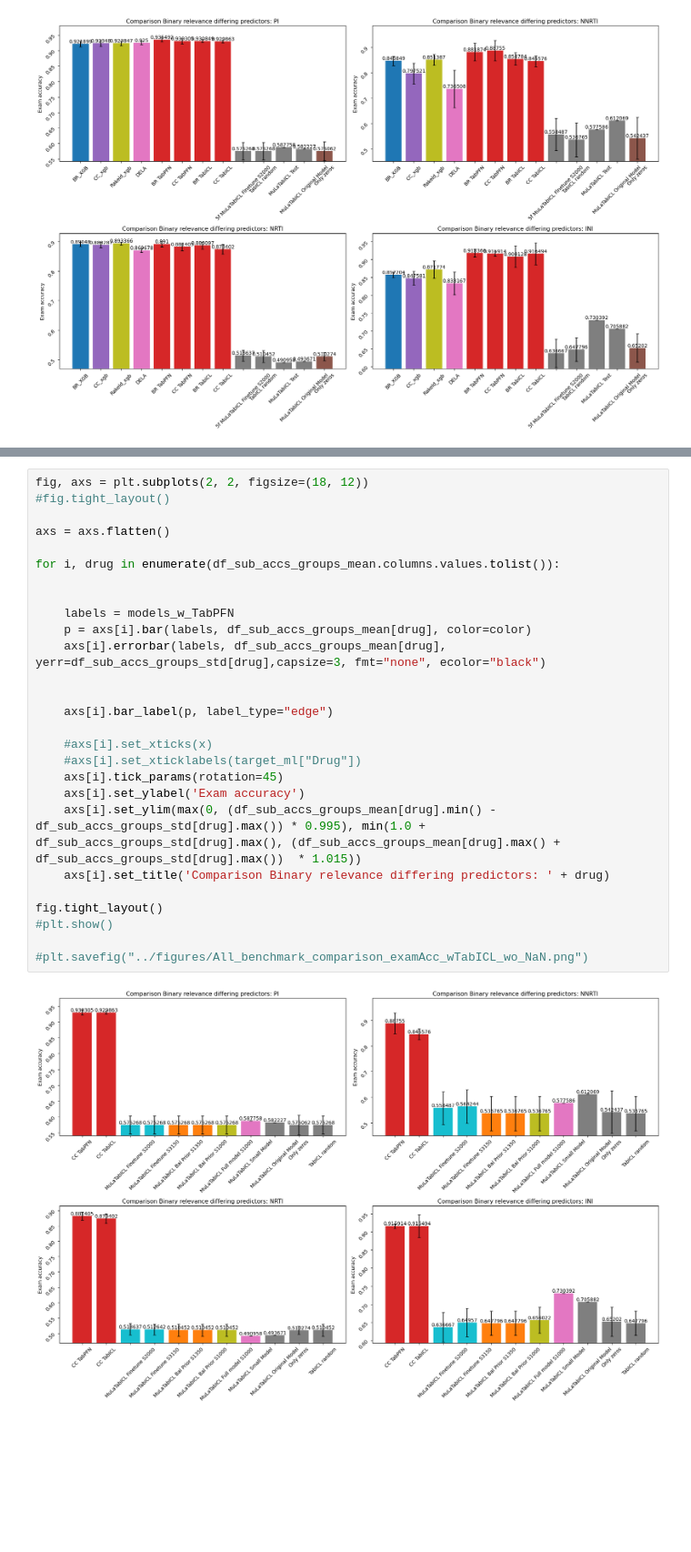
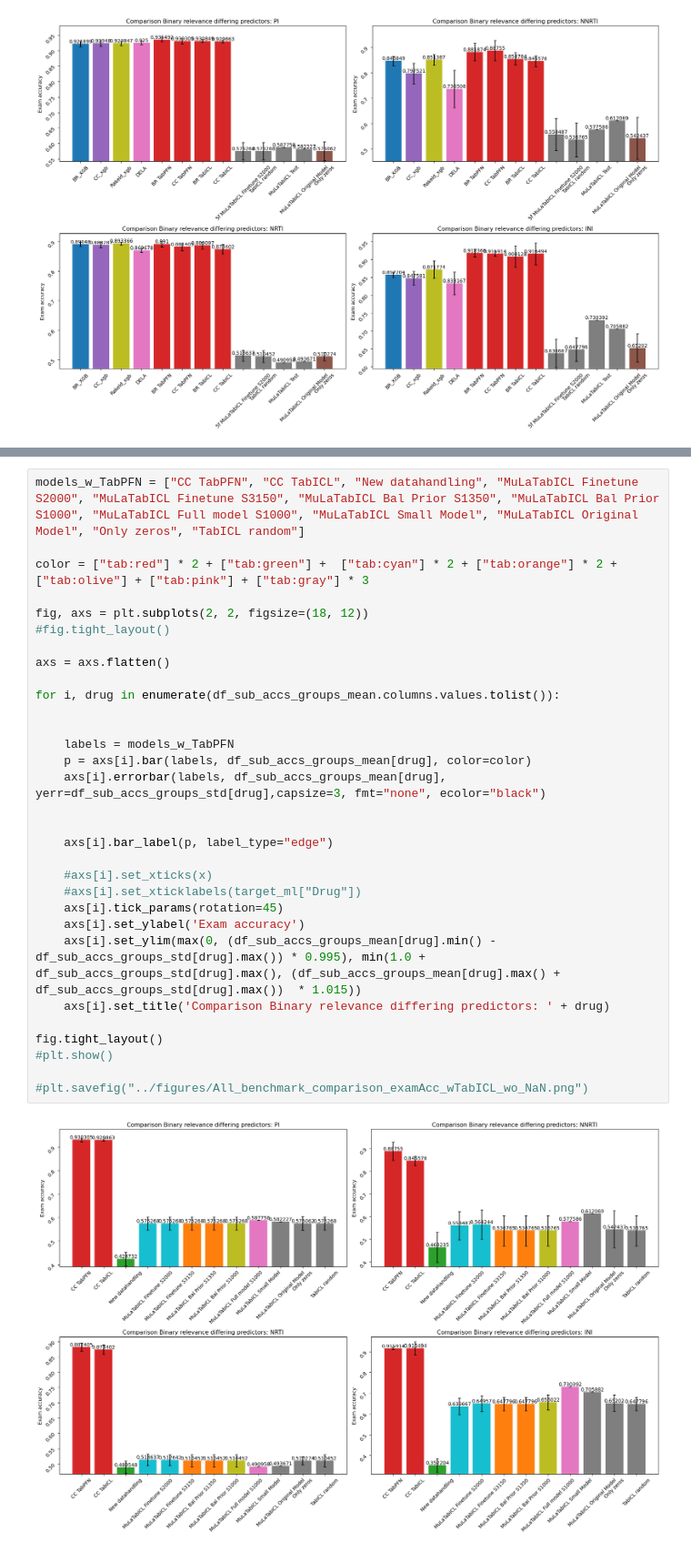
Before and after one commit to FloAvis/MultiLabel-PFN, a Jupyter notebook: statistics/MuLaTabICL_statistics.ipynb, the cells around one changed output, grey strips where cells are left out. Shown at 91% size. Drawn from its saved outputs; the diff is of its cells as text; blank space fills up the shorter version.

```diff
--- a/statistics/MuLaTabICL_statistics.ipynb
+++ b/statistics/MuLaTabICL_statistics.ipynb
@@ -300,30 +300,34 @@ ValueError: shape mismatch: objects cannot be broadcast to a single shape.  Mism
 [figure]
 # %%
+models_w_TabPFN = ["CC TabPFN", "CC TabICL", "New datahandling", "MuLaTabICL Finetune S2000", "MuLaTabICL Finetune S3150", "MuLaTabICL Bal Prior S1350", "MuLaTabICL Bal Prior S1000", "MuLaTabICL Full model S1000", "MuLaTabICL Small Model", "MuLaTabICL Original Model", "Only zeros", "TabICL random"]
+
+color = ["tab:red"] * 2 + ["tab:green"] +  ["tab:cyan"] * 2 + ["tab:orange"] * 2 + ["tab:olive"] + ["tab:pink"] + ["tab:gray"] * 3
+
 fig, axs = plt.subplots(2, 2, figsize=(18, 12))
 #fig.tight_layout()
 
 axs = axs.flatten()
 
 for i, drug in enumerate(df_sub_accs_groups_mean.columns.values.tolist()):
 
 
     labels = models_w_TabPFN
     p = axs[i].bar(labels, df_sub_accs_groups_mean[drug], color=color)
     axs[i].errorbar(labels, df_sub_accs_groups_mean[drug], yerr=df_sub_accs_groups_std[drug],capsize=3, fmt="none", ecolor="black")
 
 
     axs[i].bar_label(p, label_type="edge")
 
     #axs[i].set_xticks(x)
     #axs[i].set_xticklabels(target_ml["Drug"])
     axs[i].tick_params(rotation=45)
     axs[i].set_ylabel('Exam accuracy')
     axs[i].set_ylim(max(0, (df_sub_accs_groups_mean[drug].min() - df_sub_accs_groups_std[drug].max()) * 0.995), min(1.0 + df_sub_accs_groups_std[drug].max(), (df_sub_accs_groups_mean[drug].max() + df_sub_accs_groups_std[drug].max())  * 1.015))
     axs[i].set_title('Comparison Binary relevance differing predictors: ' + drug)
 
 fig.tight_layout()
 #plt.show()
 
 #plt.savefig("../figures/All_benchmark_comparison_examAcc_wTabICL_wo_NaN.png")
 # %% [output]
-[figure, old version]
+[figure, new version]
```
Also changed, not shown: parts of 1 cell of this notebook, 10 other files.
